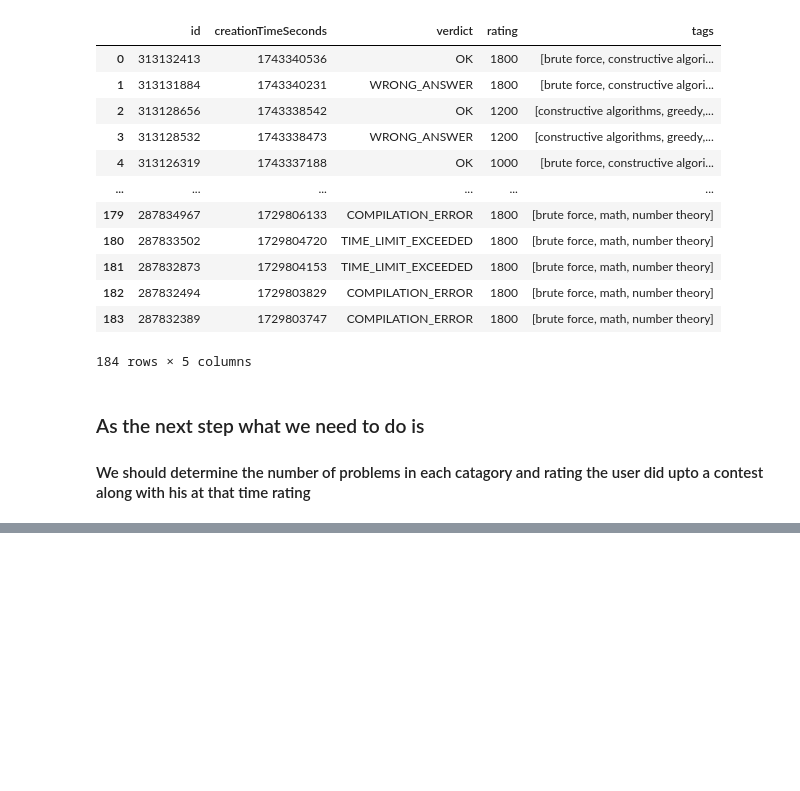
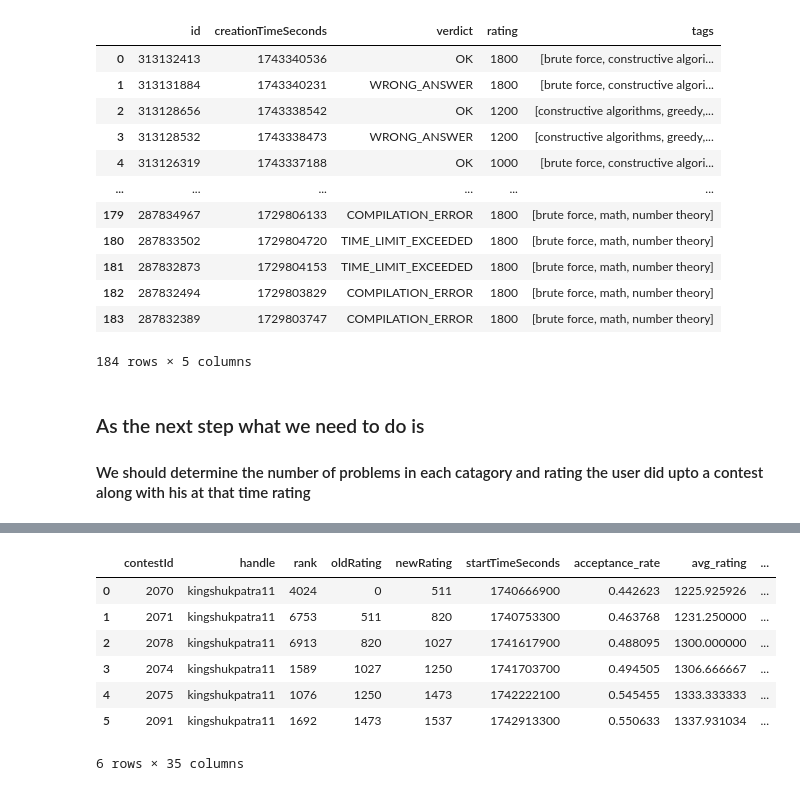
Before and after one commit to kingshuk7995/DS_first_year_project, a Jupyter notebook: Collector/analysis_user_data.ipynb, the cells around one changed output, grey strips where cells are left out. Cells and saved outputs as stored; diff of their text form; code cells hidden in the pictures; blank space fills up the shorter version.

```diff
--- a/Collector/analysis_user_data.ipynb
+++ b/Collector/analysis_user_data.ipynb
@@ -199,0 +260,11 @@ combined_submission_data
+# %%
+final_df
+# %% [output]
+|  | contestId | handle | rank | oldRating | newRating | startTimeSeconds | acceptance_rate | avg_rating | ... |
+| 0 | 2070 | kingshukpatra11 | 4024 | 0 | 511 | 1740666900 | 0.442623 | 1225.925926 | ... |
+| 1 | 2071 | kingshukpatra11 | 6753 | 511 | 820 | 1740753300 | 0.463768 | 1231.250000 | ... |
+| 2 | 2078 | kingshukpatra11 | 6913 | 820 | 1027 | 1741617900 | 0.488095 | 1300.000000 | ... |
+| 3 | 2074 | kingshukpatra11 | 1589 | 1027 | 1250 | 1741703700 | 0.494505 | 1306.666667 | ... |
+| 4 | 2075 | kingshukpatra11 | 1076 | 1250 | 1473 | 1742222100 | 0.545455 | 1333.333333 | ... |
+| 5 | 2091 | kingshukpatra11 | 1692 | 1473 | 1537 | 1742913300 | 0.550633 | 1337.931034 | ... |
+6 rows × 35 columns
```
Also changed, not shown: parts of 9 cells of this notebook.
